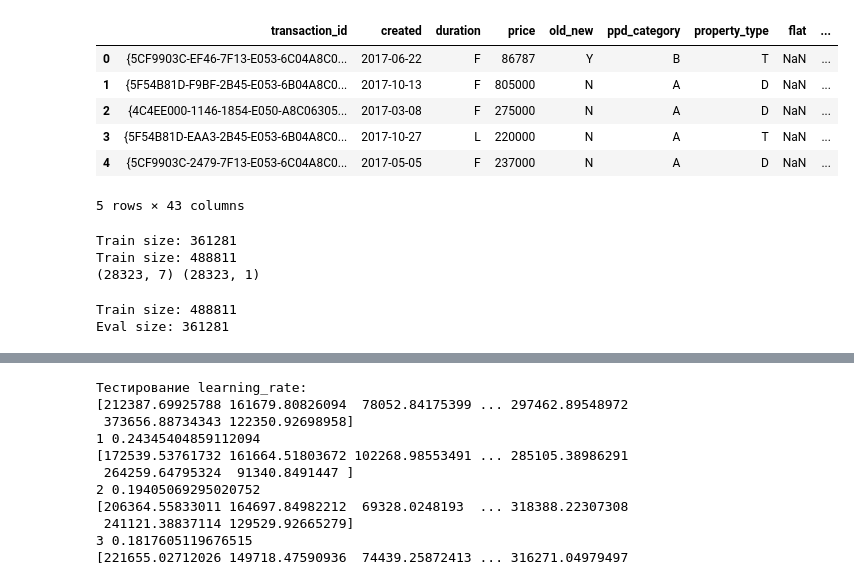
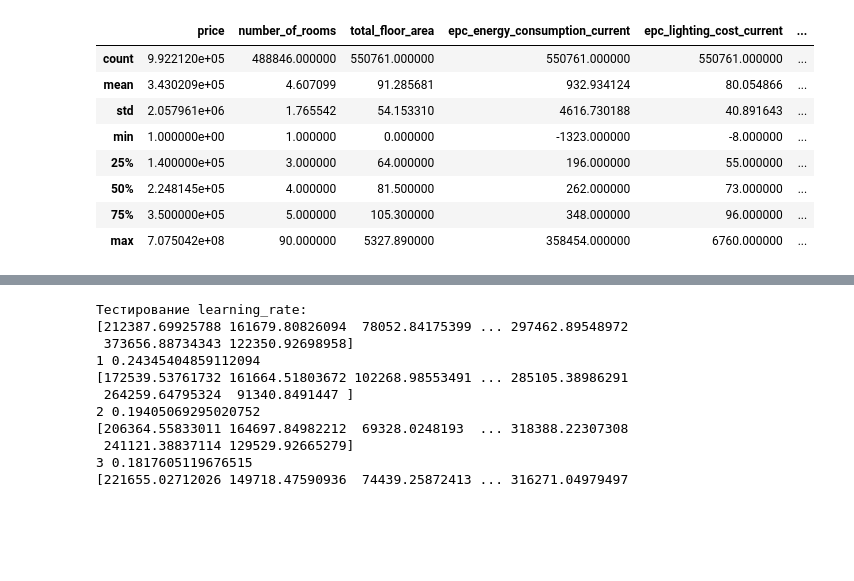
Before and after one commit to somnoynadno/oreeva, a Jupyter notebook: main.ipynb, the cells around one changed output, grey strips where cells are left out. Cells and saved outputs as stored; diff of their text form; code cells hidden in the pictures; blank space fills up the shorter version.

Commit message:
Trained model added

```diff
--- a/main.ipynb
+++ b/main.ipynb
@@ -42,61 +67,12 @@ data2019 = pd.read_csv("static/2019.csv")
 # %%
-data2017.head()
+data2017.describe()
 # %% [output]
-|  | transaction_id | created | duration | price | old_new | ppd_category | property_type | flat | ... |
-| 0 | {5CF9903C-EF46-7F13-E053-6C04A8C0... | 2017-06-22 | F | 86787 | Y | B | T | NaN | ... |
-| 1 | {5F54B81D-F9BF-2B45-E053-6B04A8C0... | 2017-10-13 | F | 805000 | N | A | D | NaN | ... |
-| 2 | {4C4EE000-1146-1854-E050-A8C06305... | 2017-03-08 | F | 275000 | N | A | D | NaN | ... |
-| 3 | {5F54B81D-EAA3-2B45-E053-6B04A8C0... | 2017-10-27 | L | 220000 | N | A | T | NaN | ... |
-| 4 | {5CF9903C-2479-7F13-E053-6C04A8C0... | 2017-05-05 | F | 237000 | N | A | D | NaN | ... |
+|  | price | number_of_rooms | total_floor_area | epc_energy_consumption_current | epc_lighting_cost_current | ... |
+| count | 9.922120e+05 | 488846.000000 | 550761.000000 | 550761.000000 | 550761.000000 | ... |
+| mean | 3.430209e+05 | 4.607099 | 91.285681 | 932.934124 | 80.054866 | ... |
+| std | 2.057961e+06 | 1.765542 | 54.153310 | 4616.730188 | 40.891643 | ... |
+| min | 1.000000e+00 | 1.000000 | 0.000000 | -1323.000000 | -8.000000 | ... |
+| 25% | 1.400000e+05 | 3.000000 | 64.000000 | 196.000000 | 55.000000 | ... |
+| 50% | 2.248145e+05 | 4.000000 | 81.500000 | 262.000000 | 73.000000 | ... |
+| 75% | 3.500000e+05 | 5.000000 | 105.300000 | 348.000000 | 96.000000 | ... |
+| max | 7.075042e+08 | 90.000000 | 5327.890000 | 358454.000000 | 6760.000000 | ... |
-5 rows × 43 columns
-# %%
-# использовал это для продакшена
-drop_columns = ['price']
-train_columns = [
-    'number_of_rooms', 'total_floor_area',
-    'epc_lighting_cost_current', 'epc_heating_cost_current',
-    'epc_number_open_fireplaces', 'latitude', 'longitude'
-]
-target = ['price']
-
-data = data2018.dropna(subset=train_columns)
-data2 = data2017.dropna(subset=train_columns)
-print("Train size:", len(data))
-print("Train size:", len(data2))
-
-train_data = np.concatenate((data[train_columns], data2[train_columns]))
-train_labels = np.concatenate((data[target], data2[target]))
-
-eval_data = data2019[train_columns]
-eval_labels = data2019[['transaction_id']]
-
-print(eval_data.shape, eval_labels.shape)
-# %% [output]
-Train size: 361281
-Train size: 488811
-(28323, 7) (28323, 1)
-# %%
-# тестил на этом
-drop_columns = ['price']
-train_columns = [
-    'number_of_rooms', 'total_floor_area',
-    'epc_lighting_cost_current', 'epc_heating_cost_current',
-    'epc_number_open_fireplaces', 'latitude', 'longitude'
-]
-target = ['price']
-
-data2 = data2018.dropna(subset=train_columns)
-data = data2017.dropna(subset=train_columns)
-# data2 = data2018
-# data = data2017
-print("Train size:", len(data))
-print("Eval size:", len(data2))
-
-train_data = data[train_columns]
-train_labels = data[target]
-
-eval_data = data2[train_columns]
-eval_labels = data2[target]
-# %% [output]
-Train size: 488811
-Eval size: 361281
```
Also changed, not shown: parts of 19 cells of this notebook, 1 other file.
